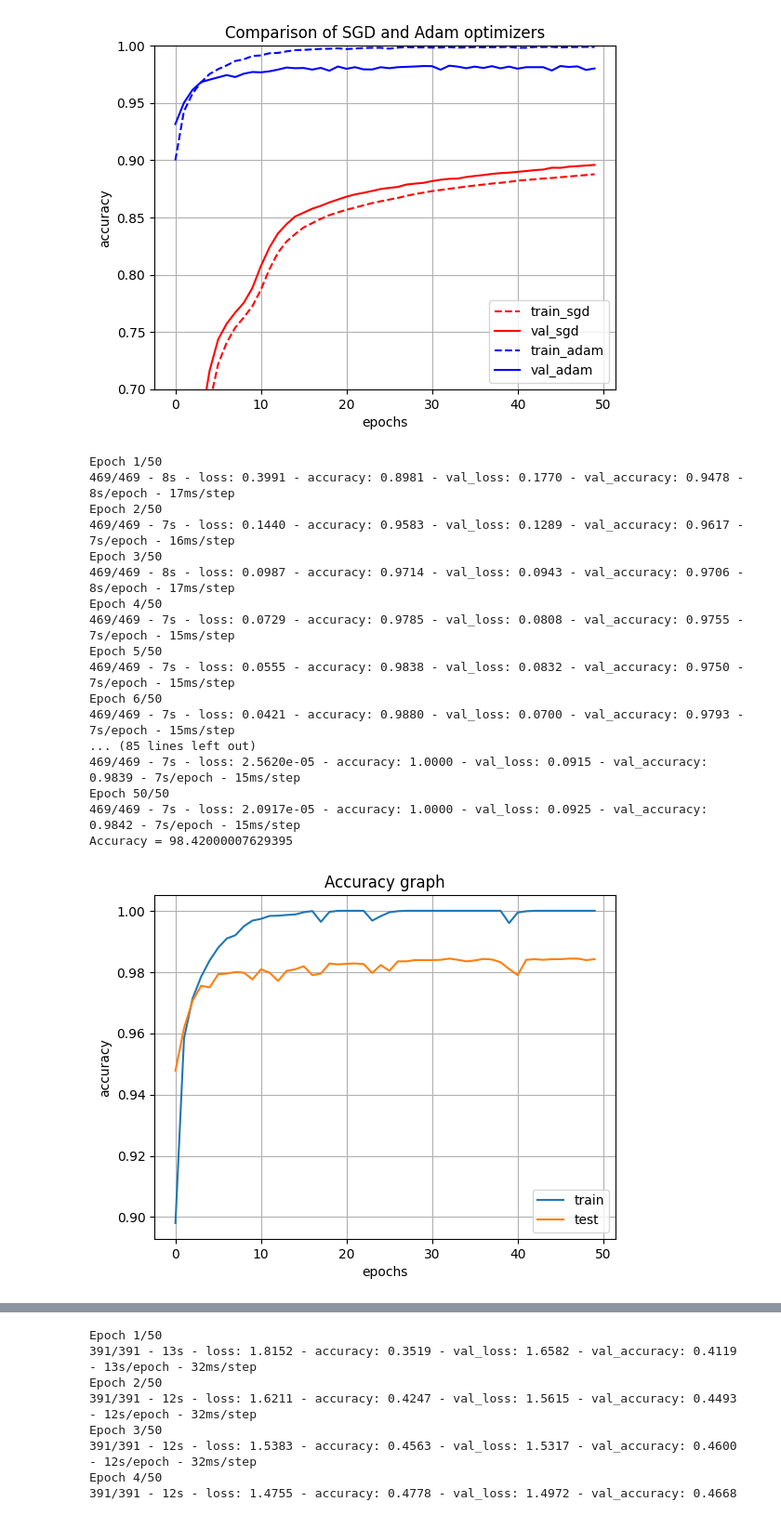
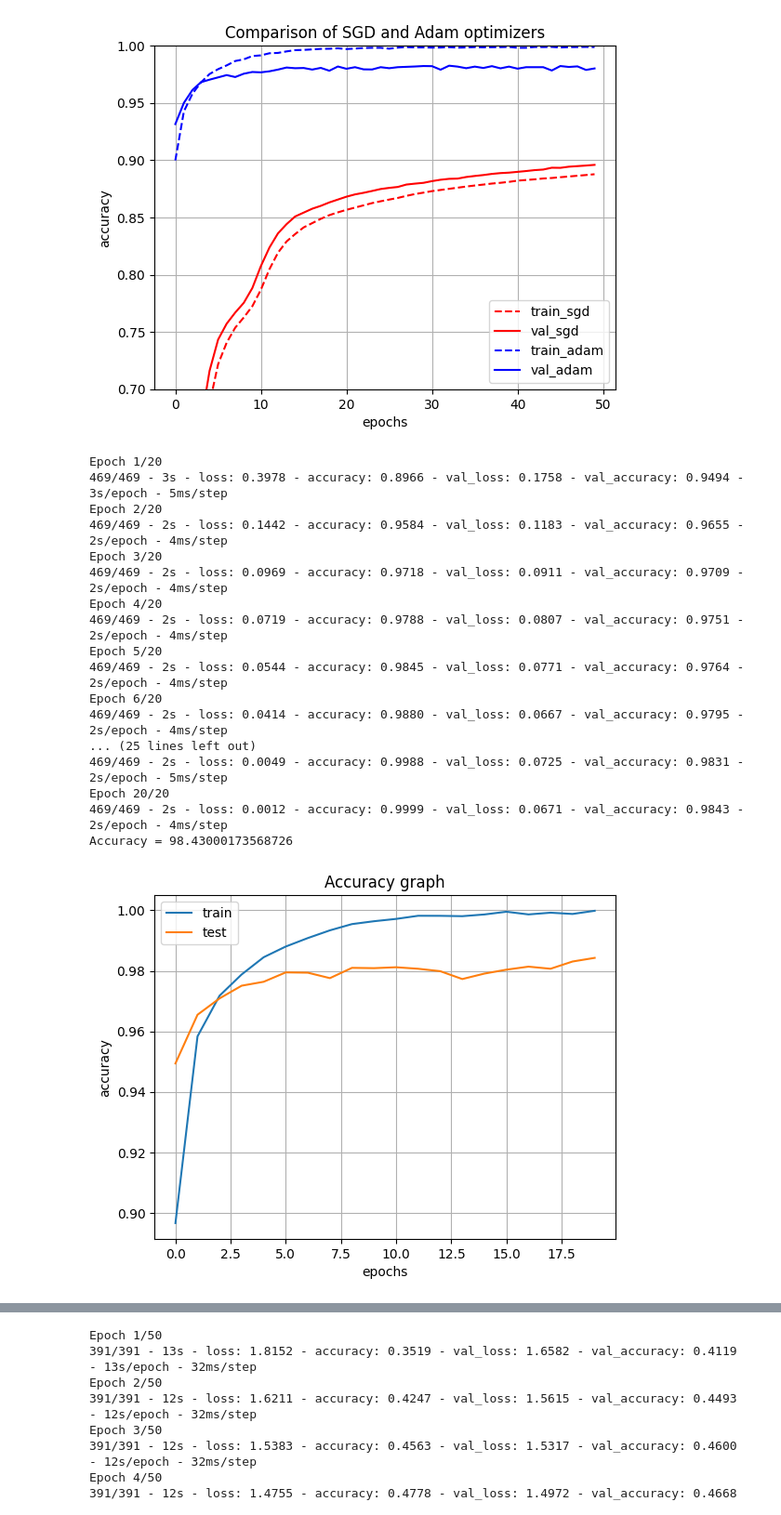
Before and after one commit to editdiary/study, a Jupyter notebook: CV_and_DL/ch7/practice_ch7.ipynb, the cells around one changed output, grey strips where cells are left out. Shown at 93% size. Saved outputs shown, nothing was run; the diff lists cells and outputs as text; code cells hidden in the pictures.

```diff
--- a/CV_and_DL/ch7/practice_ch7.ipynb
+++ b/CV_and_DL/ch7/practice_ch7.ipynb
@@ -187,13 +187,13 @@ Adam Accuracy = 98.00999760627747
 [figure]
 # %%
 # 깊은 다층 퍼셉트론으로 MNIST 인식하기
-#import numpy as np
-#import tensorflow as tf
-#import tensorflow.keras.datasets as ds
+import numpy as np
+import tensorflow as tf
+import tensorflow.keras.datasets as ds
 
-#from tensorflow.keras.models import Sequential
-#from tensorflow.keras.layers import Dense
-#from tensorflow.keras.optimizers import Adam
+from tensorflow.keras.models import Sequential
+from tensorflow.keras.layers import Dense
+from tensorflow.keras.optimizers import Adam
 
 (x_train, y_train), (x_test, y_test) = ds.mnist.load_data()
 x_train = x_train.reshape(-1, 784)
@@ -206,50 +206,50 @@ y_test = tf.keras.utils.to_categorical(y_test, 10)
 dmlp = Sequential()
 dmlp.add(Dense(units=1024, activation='relu', input_shape=(784,)))
 dmlp.add(Dense(units=512, activation='relu'))
 dmlp.add(Dense(units=512, activation='relu'))
 dmlp.add(Dense(units=10, activation='softmax'))
 
 dmlp.compile(loss='categorical_crossentropy', optimizer=Adam(learning_rate=0.0001), metrics=['accuracy'])
-hist = dmlp.fit(x_train, y_train, batch_size=128, epochs=50, validation_data=(x_test, y_test), verbose=2)
+hist = dmlp.fit(x_train, y_train, batch_size=128, epochs=20, validation_data=(x_test, y_test), verbose=2)
 print('Accuracy =', dmlp.evaluate(x_test, y_test, verbose=0)[1]*100)
 
-dmlp.save_weights('dmlp_trained.ckpt')     # 모델 저장(가중치만 저장)
+dmlp.save('dmlp_trained.h5')
 
 import matplotlib.pyplot as plt
 
 plt.plot(hist.history['accuracy'])
 plt.plot(hist.history['val_accuracy'])
 plt.title('Accuracy graph')
 plt.xlabel('epochs')
 plt.ylabel('accuracy')
 plt.legend(['train','test'])
 plt.grid()
 plt.show()
 
 plt.plot(hist.history['loss'])
 plt.plot(hist.history['val_loss'])
 plt.title('Loss graph')
 plt.xlabel('epochs')
 plt.ylabel('loss')
 plt.legend(['train','test'])
 plt.grid()
 plt.show()
 # %% [output]
-Epoch 1/50
-469/469 - 8s - loss: 0.3991 - accuracy: 0.8981 - val_loss: 0.1770 - val_accuracy: 0.9478 - 8s/epoch - 17ms/step
-Epoch 2/50
-469/469 - 7s - loss: 0.1440 - accuracy: 0.9583 - val_loss: 0.1289 - val_accuracy: 0.9617 - 7s/epoch - 16ms/step
-Epoch 3/50
-469/469 - 8s - loss: 0.0987 - accuracy: 0.9714 - val_loss: 0.0943 - val_accuracy: 0.9706 - 8s/epoch - 17ms/step
-Epoch 4/50
-469/469 - 7s - loss: 0.0729 - accuracy: 0.9785 - val_loss: 0.0808 - val_accuracy: 0.9755 - 7s/epoch - 15ms/step
-Epoch 5/50
-469/469 - 7s - loss: 0.0555 - accuracy: 0.9838 - val_loss: 0.0832 - val_accuracy: 0.9750 - 7s/epoch - 15ms/step
-Epoch 6/50
-469/469 - 7s - loss: 0.0421 - accuracy: 0.9880 - val_loss: 0.0700 - val_accuracy: 0.9793 - 7s/epoch - 15ms/step
-... (85 lines left out)
-469/469 - 7s - loss: 2.5620e-05 - accuracy: 1.0000 - val_loss: 0.0915 - val_accuracy: 0.9839 - 7s/epoch - 15ms/step
-Epoch 50/50
-469/469 - 7s - loss: 2.0917e-05 - accuracy: 1.0000 - val_loss: 0.0925 - val_accuracy: 0.9842 - 7s/epoch - 15ms/step
-Accuracy = 98.42000007629395
+Epoch 1/20
+469/469 - 3s - loss: 0.3978 - accuracy: 0.8966 - val_loss: 0.1758 - val_accuracy: 0.9494 - 3s/epoch - 5ms/step
+Epoch 2/20
+469/469 - 2s - loss: 0.1442 - accuracy: 0.9584 - val_loss: 0.1183 - val_accuracy: 0.9655 - 2s/epoch - 4ms/step
+Epoch 3/20
+469/469 - 2s - loss: 0.0969 - accuracy: 0.9718 - val_loss: 0.0911 - val_accuracy: 0.9709 - 2s/epoch - 4ms/step
+Epoch 4/20
+469/469 - 2s - loss: 0.0719 - accuracy: 0.9788 - val_loss: 0.0807 - val_accuracy: 0.9751 - 2s/epoch - 4ms/step
+Epoch 5/20
+469/469 - 2s - loss: 0.0544 - accuracy: 0.9845 - val_loss: 0.0771 - val_accuracy: 0.9764 - 2s/epoch - 4ms/step
+Epoch 6/20
+469/469 - 2s - loss: 0.0414 - accuracy: 0.9880 - val_loss: 0.0667 - val_accuracy: 0.9795 - 2s/epoch - 4ms/step
+... (25 lines left out)
+469/469 - 2s - loss: 0.0049 - accuracy: 0.9988 - val_loss: 0.0725 - val_accuracy: 0.9831 - 2s/epoch - 5ms/step
+Epoch 20/20
+469/469 - 2s - loss: 0.0012 - accuracy: 0.9999 - val_loss: 0.0671 - val_accuracy: 0.9843 - 2s/epoch - 4ms/step
+Accuracy = 98.43000173568726
-[figure, old version]
+[figure, new version]
```
Also changed, not shown: parts of 3 cells of this notebook, 6 other files.
